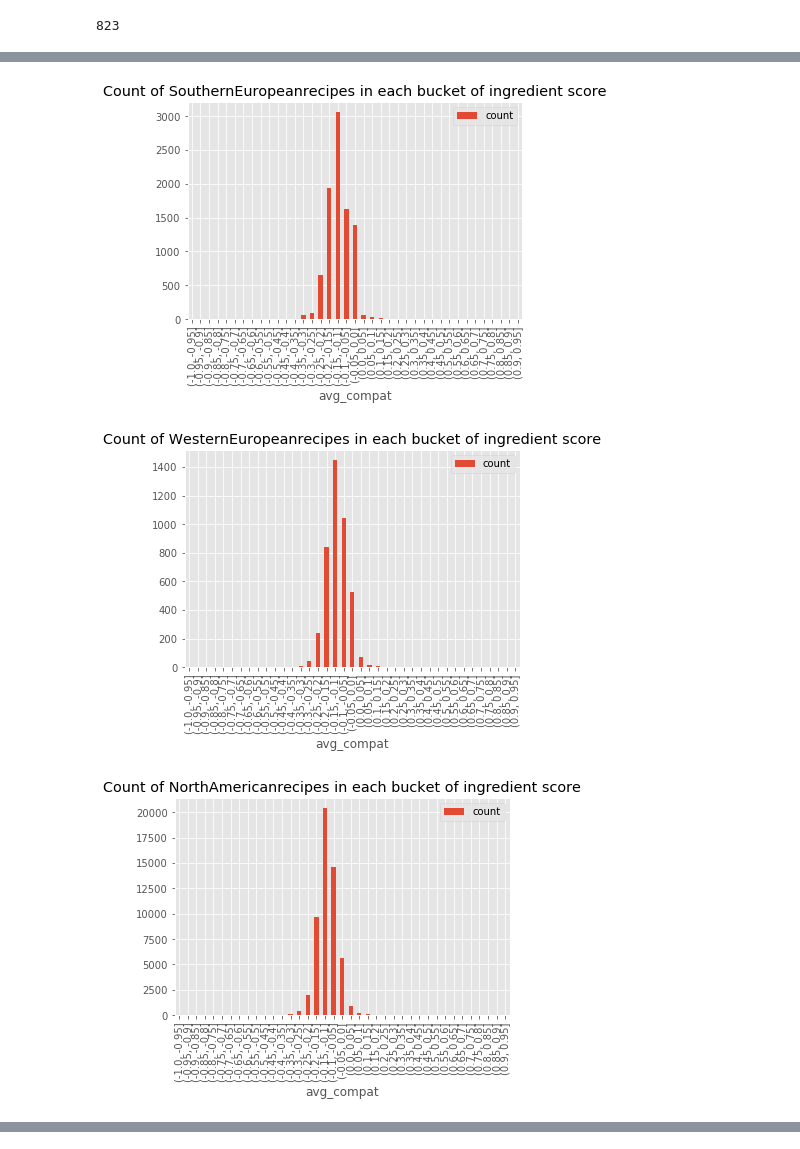
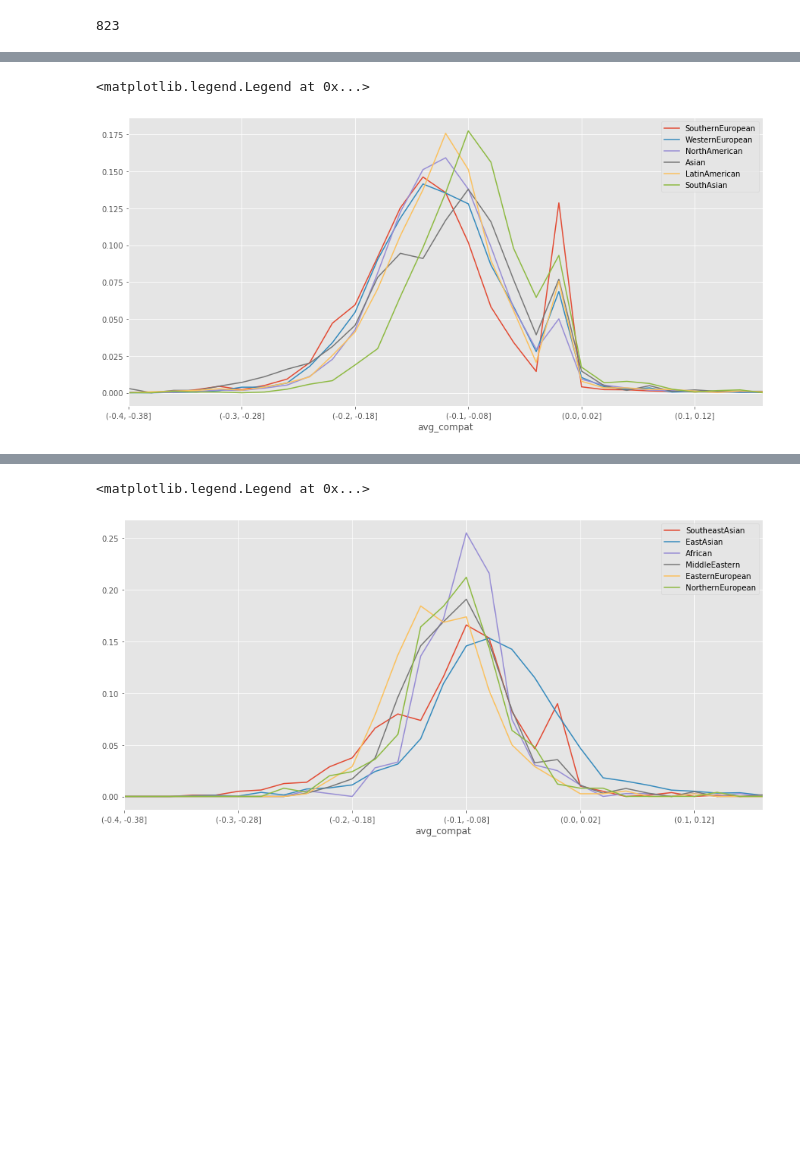
Before and after one commit to catherning/food_recipe_gen, a Jupyter notebook: cuisine_classification/kitchenette_analysis.ipynb, the cells around one changed output, grey strips where cells are left out. Drawn from its saved outputs; the diff is of its cells as text; code cells hidden in the pictures; blank space fills up the shorter version.

Commit message:
Normalized plot of recipe score by cuisine

```diff
--- a/cuisine_classification/kitchenette_analysis.ipynb
+++ b/cuisine_classification/kitchenette_analysis.ipynb
@@ -88,7 +86,3 @@ for index, recipe in df_train.iterrows():
         to_add.append(0)
 
 df_train["avg_compat"] = to_add
-# %%
-bins = pd.cut(df_train['avg_compat'], 10)#[i for i in range(-1,1,0.2)])
-
-df_train[["index","avg_compat"]].groupby(bins).agg(['count'])[["avg_compat"]]
@@ -104,20 +89,23 @@ df_train[["index","avg_compat"]].groupby(bins).agg(['count'])[["avg_compat"]]
 # %%
 %matplotlib inline
 plt.style.use('ggplot')
 
-#fig, ax = plt.subplots(figsize=(15,7))
+fig, ax = plt.subplots(figsize=(15,7))
 
-nb_bins = 40
-
-for cuis in df_train.cuisine.unique():
+nb_bins = 30
+leg = []
+for cuis in df_train.cuisine.unique()[:6]:
 #cuis = "Asian"
 
     df = df_train[df_train["cuisine"]==cuis]
-    bins = pd.cut(df['avg_compat'], [-1+x * 2/nb_bins for x in range(0, nb_bins)])
-    data = df.groupby(bins).agg(['count', 'mean'])[["avg_compat"]]
+    bins = pd.cut(df['avg_compat'], [-0.4+x * 0.6/nb_bins for x in range(0, nb_bins)])
+    data = df.groupby(bins).agg(['count'])[["avg_compat"]]
+    data = data/data.sum()
     data.columns = data.columns.droplevel()
-    ax = data.plot(y="count",kind='bar',title="Count of "+ cuis +"recipes in each bucket of ingredient score")#,xticks=[-1+x * 2/nb_bins for x in range(0, nb_bins)]);
+    data.plot(y="count",ax=ax)#,xticks=[-1+x * 2/nb_bins for x in range(0, nb_bins)]);
+    leg.append(cuis)
+
+ax.legend(leg)
 # %% [output]
+<matplotlib.legend.Legend at 0x...>
-[figure, old version]
+[figure, new version]
-[figure, removed]
-[figure, removed]
@@ -132,0 +112,23 @@ for cuis in df_train.cuisine.unique():
+# %%
+%matplotlib inline
+plt.style.use('ggplot')
+
+fig, ax = plt.subplots(figsize=(15,7))
+
+nb_bins = 30
+leg = []
+for cuis in df_train.cuisine.unique()[6:]:
+#cuis = "Asian"
+
+    df = df_train[df_train["cuisine"]==cuis]
+    bins = pd.cut(df['avg_compat'], [-0.4+x * 0.6/nb_bins for x in range(0, nb_bins)])
+    data = df.groupby(bins).agg(['count'])[["avg_compat"]]
+    data = data/data.sum()
+    data.columns = data.columns.droplevel()
+    data.plot(y="count",ax=ax)#,xticks=[-1+x * 2/nb_bins for x in range(0, nb_bins)]);
+    leg.append(cuis)
+
+ax.legend(leg)
+# %% [output]
+<matplotlib.legend.Legend at 0x...>
+[figure, added]
```
Also changed, not shown: parts of 4 cells of this notebook.
